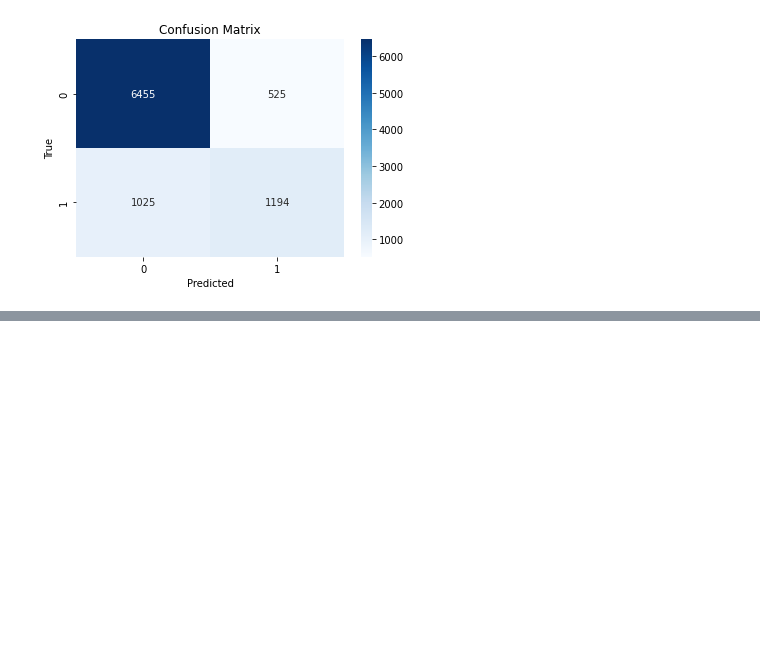
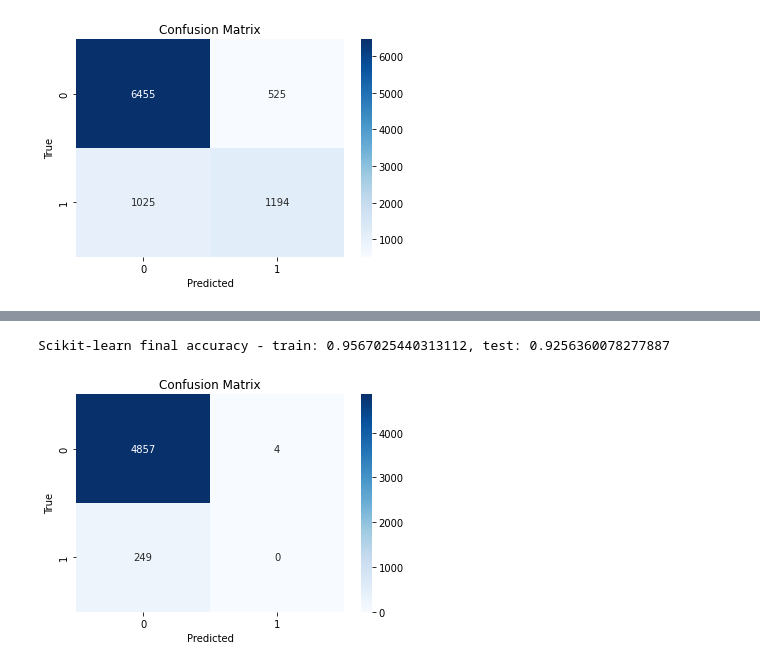
Before and after one commit to avramstefan/DS-Salary-AVC, a Jupyter notebook: main.ipynb, the cells around one changed output, grey strips where cells are left out. Drawn from its saved outputs; the diff is of its cells as text; code cells hidden in the pictures; blank space fills up the shorter version.

```diff
--- a/main.ipynb
+++ b/main.ipynb
@@ -936,0 +1096,9 @@ Scikit-learn final accuracy - train: 0.8320600083344909, test: 0.8315
+# %%
+clf = SKLogisticRegression(random_state=10, max_iter=1000).fit(X_train, T_train)
+Y = clf.predict(X)
+
+print(f"Scikit-learn final accuracy - train: {clf.score(X_train, T_train)}, test: {clf.score(X_test, T_test)}")
+LogisticRegression.visualize_confusion_matrix(T.values, Y)
+# %% [output]
+Scikit-learn final accuracy - train: 0.9567025440313112, test: 0.9256360078277887
+[figure, added]
```
Also changed, not shown: parts of 19 cells of this notebook.
